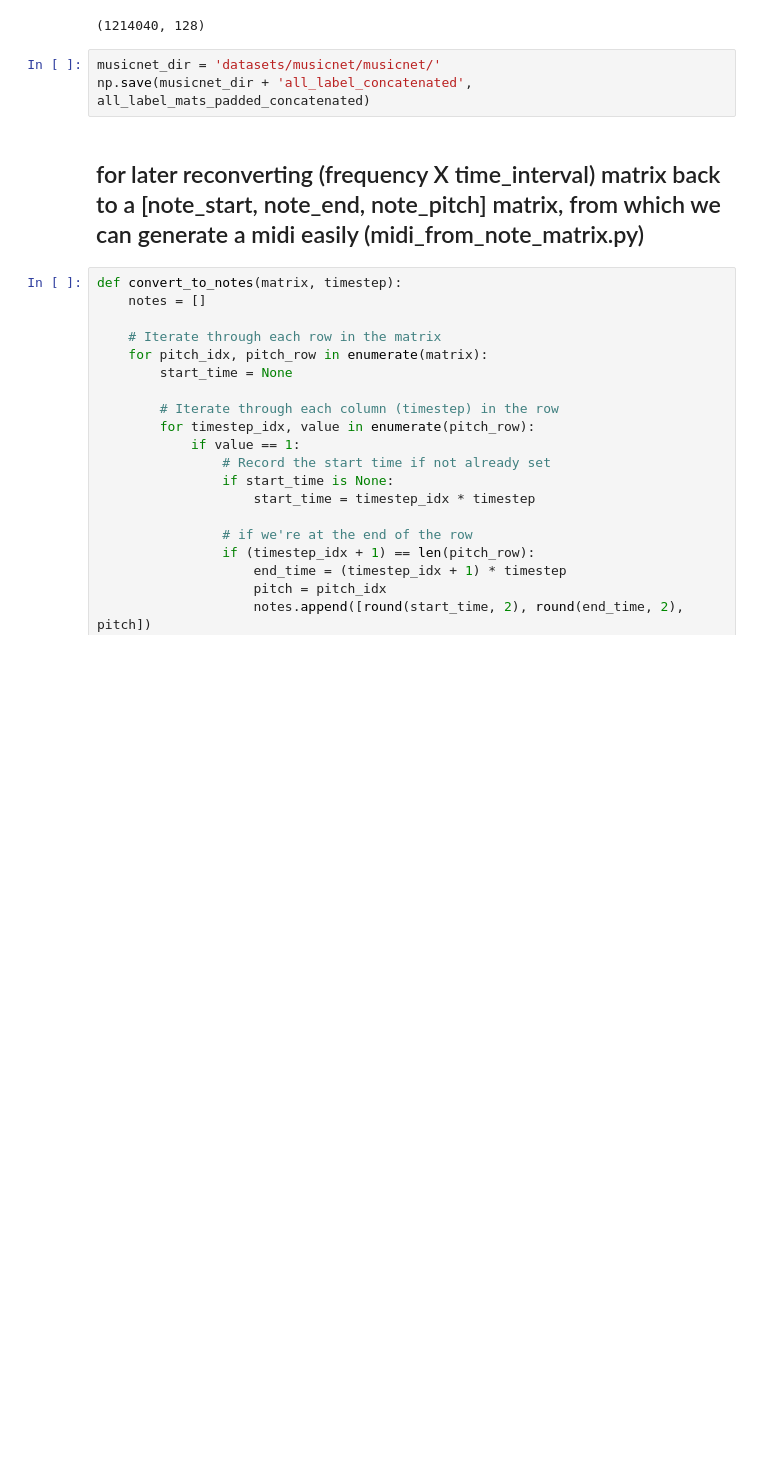
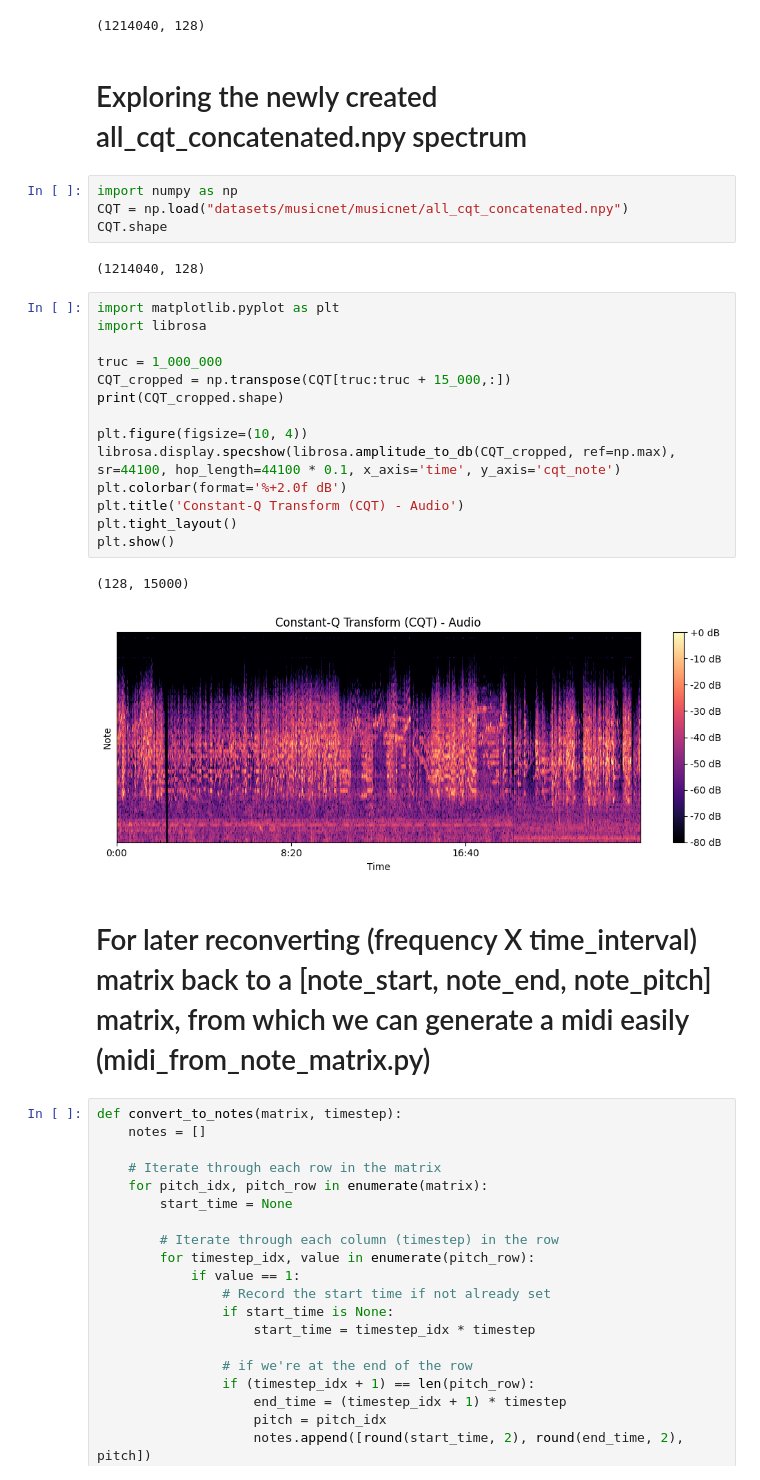
Before and after one commit to FannyGobbo/PFE, a Jupyter notebook: preprocessing.ipynb, the cells around one changed output. Cells and saved outputs as stored; diff of their text form; blank space fills up the shorter version.

```diff
--- a/preprocessing.ipynb
+++ b/preprocessing.ipynb
@@ -388,11 +385,33 @@ all_label_mats_padded_concatenated = np.transpose(np.concatenate(all_label_mats_
 print(all_label_mats_padded_concatenated.shape)
 # %% [output]
 (1214040, 128)
-# %%
-musicnet_dir = 'datasets/musicnet/musicnet/'
-np.save(musicnet_dir + 'all_label_concatenated', all_label_mats_padded_concatenated)
+# %% [markdown]
+# Exploring the newly created all_cqt_concatenated.npy spectrum
+# %%
+import numpy as np
+CQT = np.load("datasets/musicnet/musicnet/all_cqt_concatenated.npy")
+CQT.shape
+# %% [output]
+(1214040, 128)
+# %%
+import matplotlib.pyplot as plt
+import librosa
+
+truc = 1_000_000
+CQT_cropped = np.transpose(CQT[truc:truc + 15_000,:])
+print(CQT_cropped.shape)
+
+plt.figure(figsize=(10, 4))
+librosa.display.specshow(librosa.amplitude_to_db(CQT_cropped, ref=np.max), sr=44100, hop_length=44100 * 0.1, x_axis='time', y_axis='cqt_note')
+plt.colorbar(format='%+2.0f dB')
+plt.title('Constant-Q Transform (CQT) - Audio')
+plt.tight_layout()
+plt.show()
+# %% [output]
+(128, 15000)
+[figure, added]
 # %% [markdown]
-## for later reconverting (frequency X time_interval) matrix back to a [note_start, note_end, note_pitch] matrix, from which we can generate a midi easily (midi_from_note_matrix.py)
+# For later reconverting (frequency X time_interval) matrix back to a [note_start, note_end, note_pitch] matrix, from which we can generate a midi easily (midi_from_note_matrix.py)
 # %%
 def convert_to_notes(matrix, timestep):
     notes = []
```
Also changed, not shown: parts of 5 cells of this notebook.
